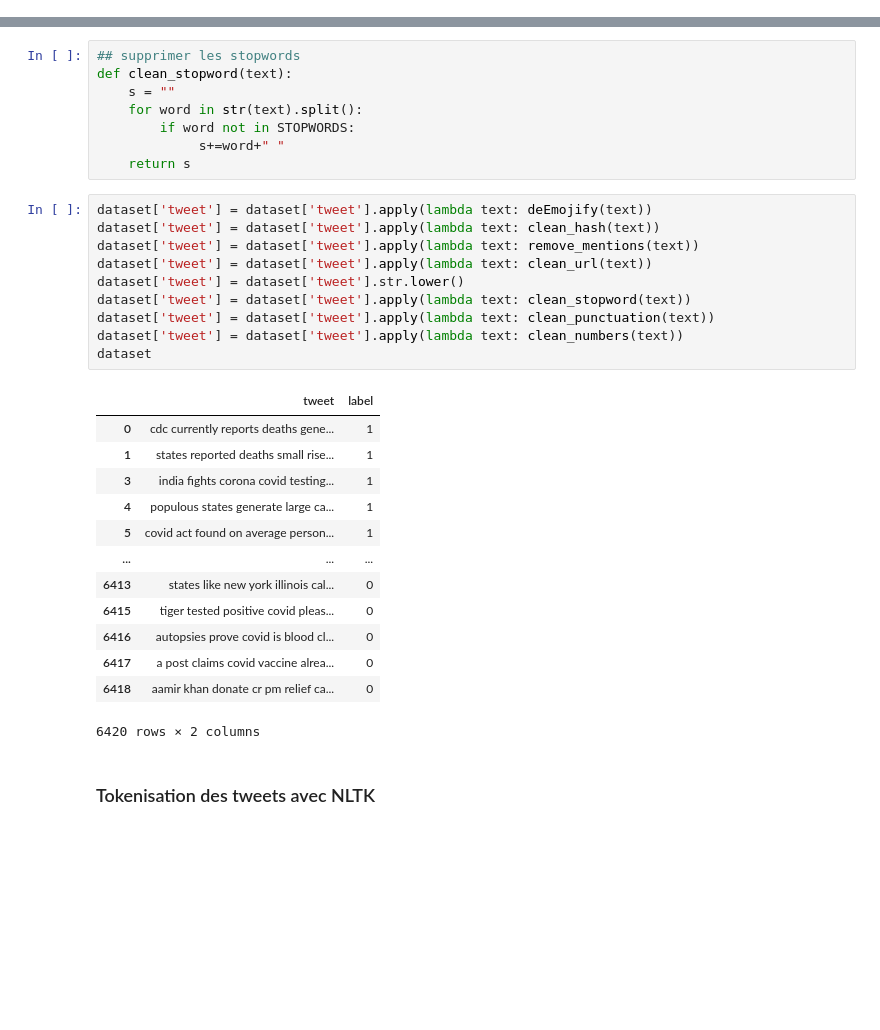
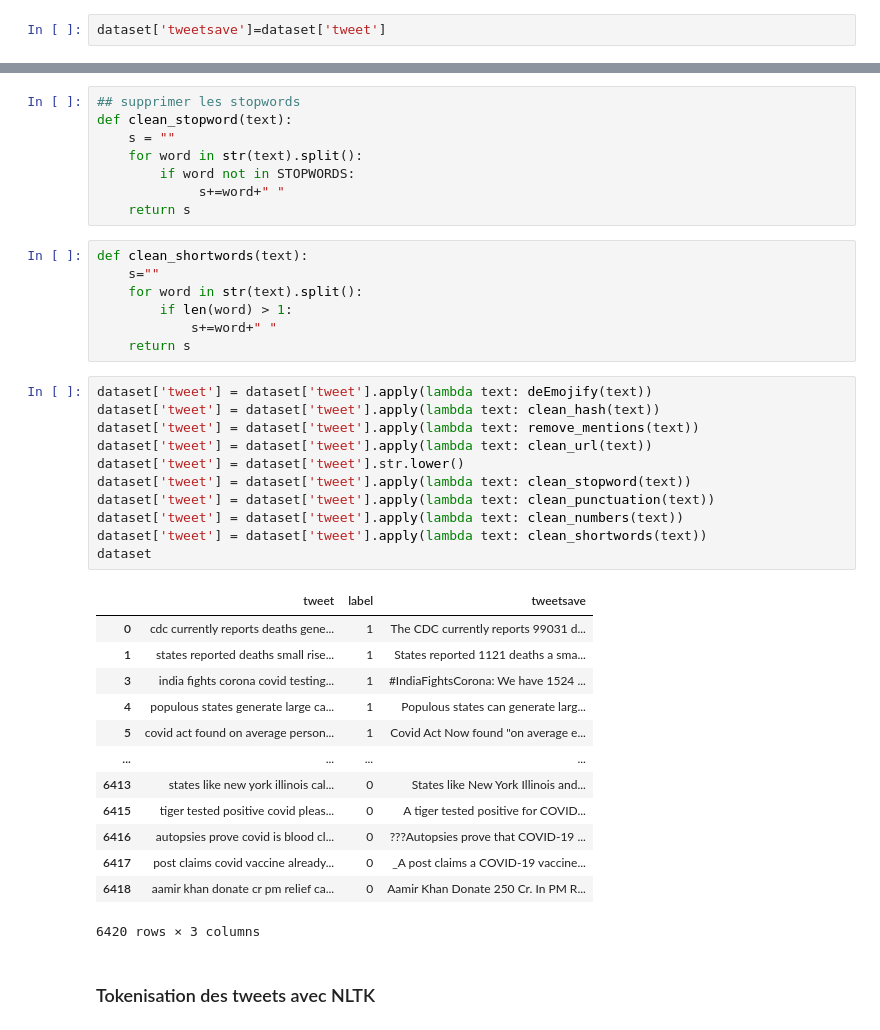
Before and after one commit to botaina-sahlaoui/Covid-fakenews, a Jupyter notebook: AI-project.ipynb, the cells around one changed output, grey strips where cells are left out. Cells and saved outputs as stored; diff of their text form; blank space fills up the shorter version.

```diff
--- a/AI-project.ipynb
+++ b/AI-project.ipynb
@@ -121,3 +131,5 @@ dataset = pd.concat([data_real, data_fake])
+# %%
+dataset['tweetsave']=dataset['tweet']
 # %%
 # Fonctions pour nettoyage des données
 import re
@@ -173,30 +185,38 @@ def clean_stopword(text):
         if word not in STOPWORDS:
              s+=word+" "
     return s
+# %%
+def clean_shortwords(text):
+    s=""
+    for word in str(text).split():
+        if len(word) > 1:
+            s+=word+" "
+    return s
 # %%
 dataset['tweet'] = dataset['tweet'].apply(lambda text: deEmojify(text))
 dataset['tweet'] = dataset['tweet'].apply(lambda text: clean_hash(text))
 dataset['tweet'] = dataset['tweet'].apply(lambda text: remove_mentions(text))
 dataset['tweet'] = dataset['tweet'].apply(lambda text: clean_url(text))
 dataset['tweet'] = dataset['tweet'].str.lower()
 dataset['tweet'] = dataset['tweet'].apply(lambda text: clean_stopword(text))
 dataset['tweet'] = dataset['tweet'].apply(lambda text: clean_punctuation(text))
 dataset['tweet'] = dataset['tweet'].apply(lambda text: clean_numbers(text))
+dataset['tweet'] = dataset['tweet'].apply(lambda text: clean_shortwords(text))
 dataset
 # %% [output]
-|  | tweet | label |
-| 0 | cdc currently reports deaths gene... | 1 |
-| 1 | states reported deaths small rise... | 1 |
-| 3 | india fights corona covid testing... | 1 |
-| 4 | populous states generate large ca... | 1 |
-| 5 | covid act found on average person... | 1 |
-| ... | ... | ... |
-| 6413 | states like new york illinois cal... | 0 |
-| 6415 | tiger tested positive covid pleas... | 0 |
-| 6416 | autopsies prove covid is blood cl... | 0 |
-| 6417 | a post claims covid vaccine alrea... | 0 |
-| 6418 | aamir khan donate cr pm relief ca... | 0 |
+|  | tweet | label | tweetsave |
+| 0 | cdc currently reports deaths gene... | 1 | The CDC currently reports 99031 d... |
+| 1 | states reported deaths small rise... | 1 | States reported 1121 deaths a sma... |
+| 3 | india fights corona covid testing... | 1 | #IndiaFightsCorona: We have 1524 ... |
+| 4 | populous states generate large ca... | 1 | Populous states can generate larg... |
+| 5 | covid act found on average person... | 1 | Covid Act Now found "on average e... |
+| ... | ... | ... | ... |
+| 6413 | states like new york illinois cal... | 0 | States like New York Illinois and... |
+| 6415 | tiger tested positive covid pleas... | 0 | A tiger tested positive for COVID... |
+| 6416 | autopsies prove covid is blood cl... | 0 | ???Autopsies prove that COVID-19 ... |
+| 6417 | post claims covid vaccine already... | 0 | _A post claims a COVID-19 vaccine... |
+| 6418 | aamir khan donate cr pm relief ca... | 0 | Aamir Khan Donate 250 Cr. In PM R... |
-6420 rows × 2 columns
+6420 rows × 3 columns
 # %% [markdown]
 ### Tokenisation des tweets avec NLTK
 # %%
```
Also changed, not shown: parts of 47 cells of this notebook.
